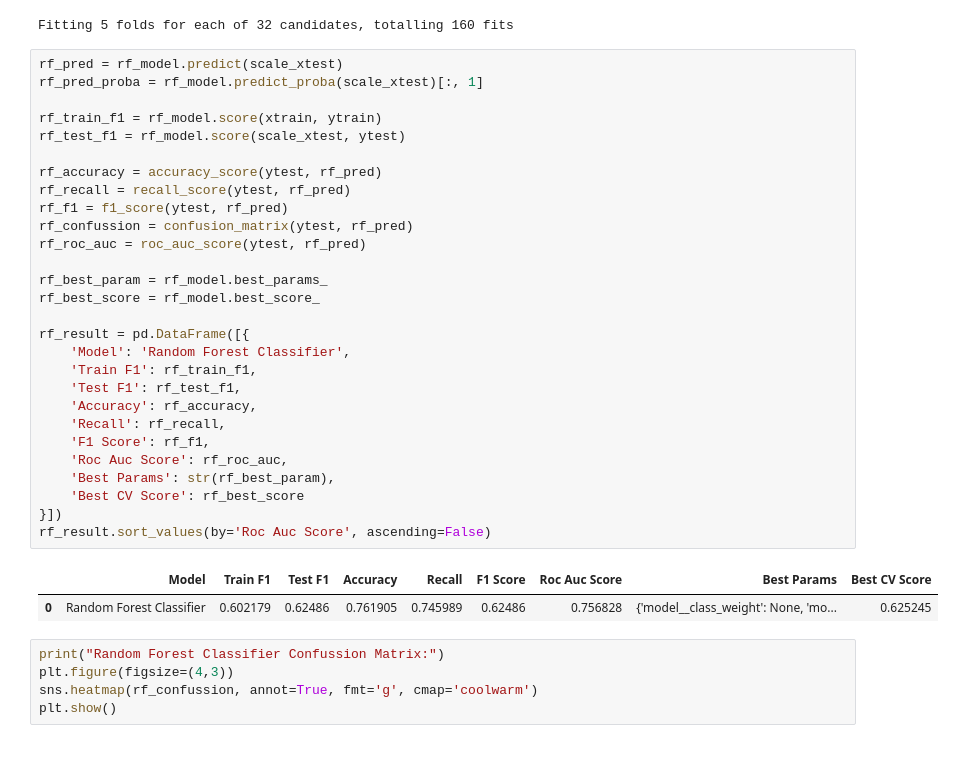
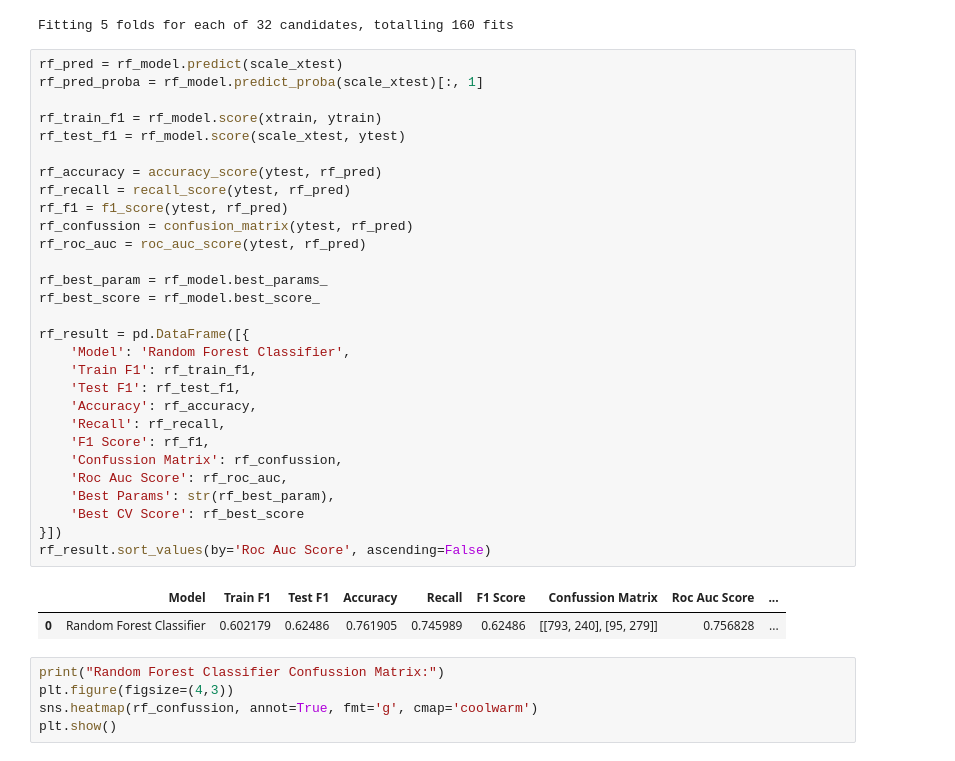
Before and after one commit to Md-Maruf-1727/customer-churn-prediction-ml, a Jupyter notebook: NoteBooks/04_model_training.ipynb, the cells around one changed output. Saved outputs shown, nothing was run; the diff lists cells and outputs as text.

```diff
--- a/NoteBooks/04_model_training.ipynb
+++ b/NoteBooks/04_model_training.ipynb
@@ -275,34 +277,35 @@ Fitting 5 folds for each of 32 candidates, totalling 160 fits
 # %%
 rf_pred = rf_model.predict(scale_xtest)
 rf_pred_proba = rf_model.predict_proba(scale_xtest)[:, 1]
 
 rf_train_f1 = rf_model.score(xtrain, ytrain)
 rf_test_f1 = rf_model.score(scale_xtest, ytest)
 
 rf_accuracy = accuracy_score(ytest, rf_pred)
 rf_recall = recall_score(ytest, rf_pred)
 rf_f1 = f1_score(ytest, rf_pred)
 rf_confussion = confusion_matrix(ytest, rf_pred)
 rf_roc_auc = roc_auc_score(ytest, rf_pred)
 
 rf_best_param = rf_model.best_params_
 rf_best_score = rf_model.best_score_
 
 rf_result = pd.DataFrame([{
     'Model': 'Random Forest Classifier',
     'Train F1': rf_train_f1,
     'Test F1': rf_test_f1,
     'Accuracy': rf_accuracy,
     'Recall': rf_recall,
     'F1 Score': rf_f1,
+    'Confussion Matrix': rf_confussion,
     'Roc Auc Score': rf_roc_auc,
     'Best Params': str(rf_best_param),
     'Best CV Score': rf_best_score
 }])
 rf_result.sort_values(by='Roc Auc Score', ascending=False)
 # %% [output]
-|  | Model | Train F1 | Test F1 | Accuracy | Recall | F1 Score | Roc Auc Score | Best Params | Best CV Score |
-| 0 | Random Forest Classifier | 0.602179 | 0.62486 | 0.761905 | 0.745989 | 0.62486 | 0.756828 | {'model__class_weight': None, 'mo... | 0.625245 |
+|  | Model | Train F1 | Test F1 | Accuracy | Recall | F1 Score | Confussion Matrix | Roc Auc Score | ... |
+| 0 | Random Forest Classifier | 0.602179 | 0.62486 | 0.761905 | 0.745989 | 0.62486 | [[793, 240], [95, 279]] | 0.756828 | ... |
 # %%
 print("Random Forest Classifier Confussion Matrix:")
 plt.figure(figsize=(4,3))
```
Also changed, not shown: parts of 4 cells of this notebook.
